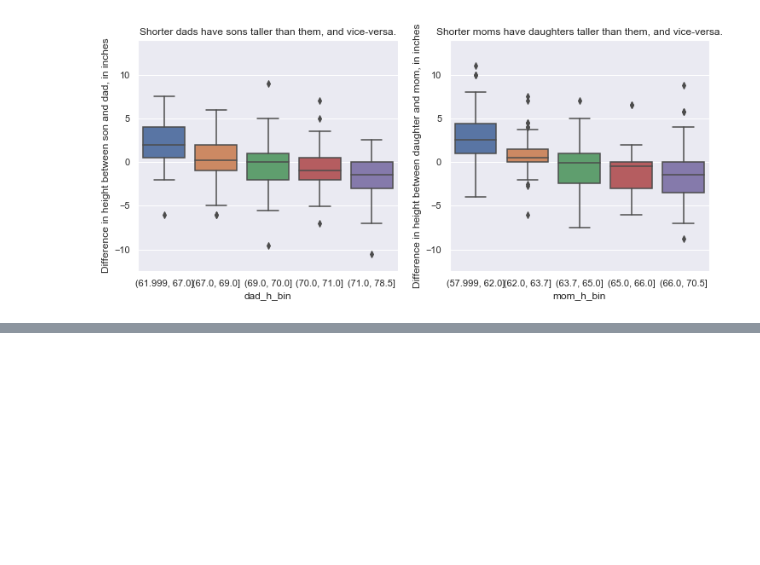
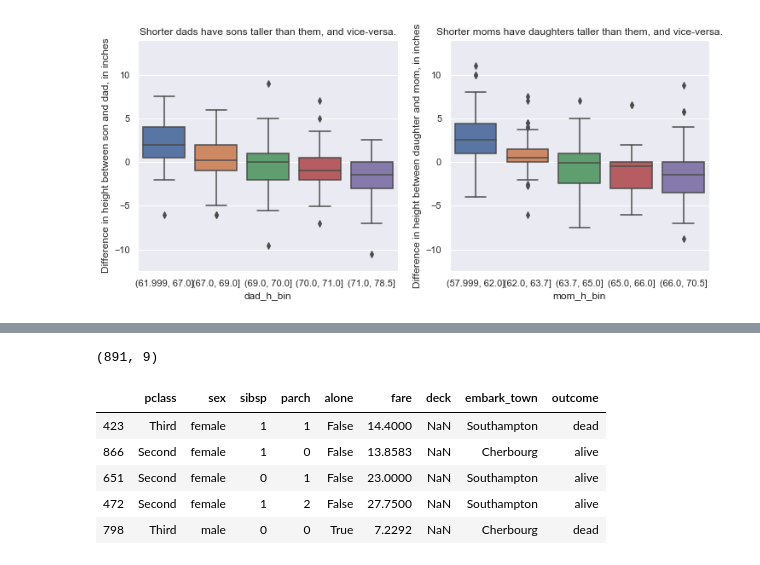
Before and after one commit to gentimouton/dives, a Jupyter notebook: practical_ds/practical_stats_ch2_sampling.ipynb, the cells around one changed output, grey strips where cells are left out. Cells and saved outputs as stored; diff of their text form; code cells hidden in the pictures; blank space fills up the shorter version.

```diff
--- a/practical_ds/practical_stats_ch2_sampling.ipynb
+++ b/practical_ds/practical_stats_ch2_sampling.ipynb
@@ -444,0 +453,14 @@ boxplot_mom_dad_vs_children(ddf)
+# %%
+# look at titanic data again
+
+df = load_data()
+print(df.shape)
+df.sample(5)
+# %% [output]
+(891, 9)
+|  | pclass | sex | sibsp | parch | alone | fare | deck | embark_town | outcome |
+| 423 | Third | female | 1 | 1 | False | 14.4000 | NaN | Southampton | dead |
+| 866 | Second | female | 1 | 0 | False | 13.8583 | NaN | Cherbourg | alive |
+| 651 | Second | female | 0 | 1 | False | 23.0000 | NaN | Southampton | alive |
+| 472 | Second | female | 1 | 2 | False | 27.7500 | NaN | Southampton | alive |
+| 798 | Third | male | 0 | 0 | True | 7.2292 | NaN | Cherbourg | dead |
```
Also changed, not shown: parts of 3 cells of this notebook.
